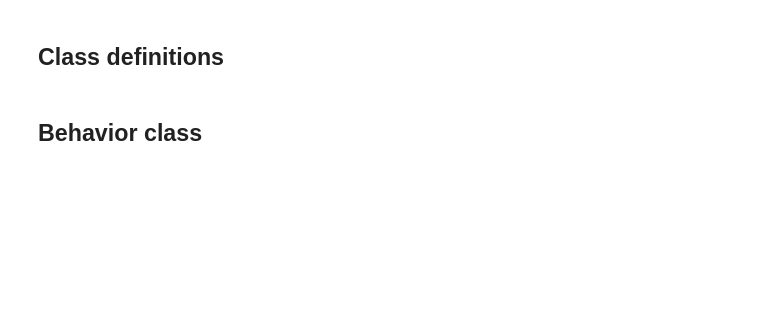
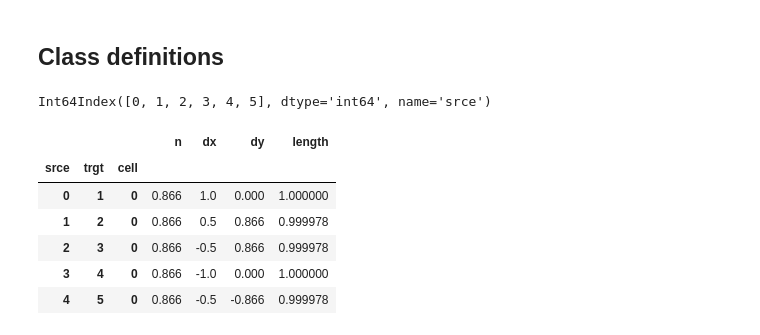
Before and after one commit to DamCB/tyssue, a Jupyter notebook: notebooks/core_architecture/Simulation structures and specification.ipynb, the cells around one changed output. Drawn from its saved outputs; the diff is of its cells as text; code cells hidden in the pictures; blank space fills up the shorter version.

```diff
--- a/notebooks/core_architecture/Simulation structures and specification.ipynb
+++ b/notebooks/core_architecture/Simulation structures and specification.ipynb
@@ -589,9 +625,11 @@ class JunctionEdge():
 # %%
-eptm = Epithelium('3cells_2D', cell_idx, jv_idx, je_idx,
+eptm = Epithelium('3cells_2D', points,
+                  cell_idx, jv_idx, je_idx,
                   cell_data, jv_data, je_data)
 
 cell = Cell(eptm, 0)
 jv = JunctionVertex(eptm, 0)
 je = JunctionEdge(eptm, (0, 1, 0))
+cell.jv_orbit()
+# %% [output]
+Int64Index([0, 1, 2, 3, 4, 5], dtype='int64', name='srce')
-# %% [markdown]
-## Behavior class
@@ -597,0 +638,10 @@ je = JunctionEdge(eptm, (0, 1, 0))
+# %%
+eptm.je_df.head()
+# %% [output]
+|  |  |  | n | dx | dy | length |
+| srce | trgt | cell |  |  |  |  |
+| 0 | 1 | 0 | 0.866 | 1.0 | 0.000 | 1.000000 |
+| 1 | 2 | 0 | 0.866 | 0.5 | 0.866 | 0.999978 |
+| 2 | 3 | 0 | 0.866 | -0.5 | 0.866 | 0.999978 |
+| 3 | 4 | 0 | 0.866 | -1.0 | 0.000 | 1.000000 |
+| 4 | 5 | 0 | 0.866 | -0.5 | -0.866 | 0.999978 |
```
Also changed, not shown: parts of 29 cells of this notebook.
